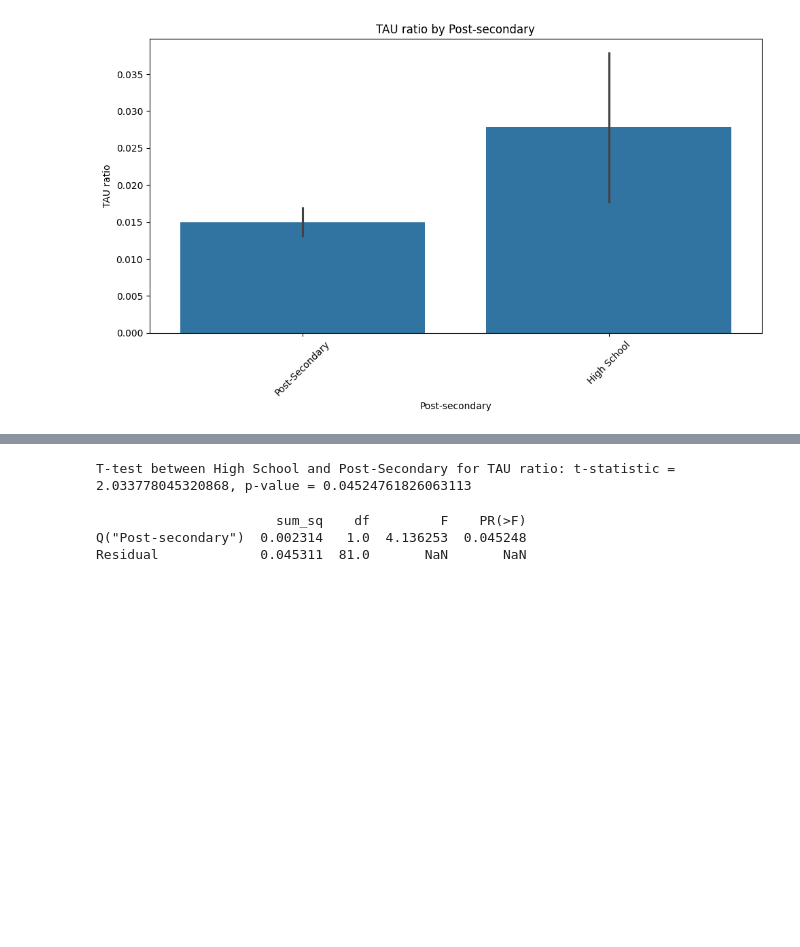
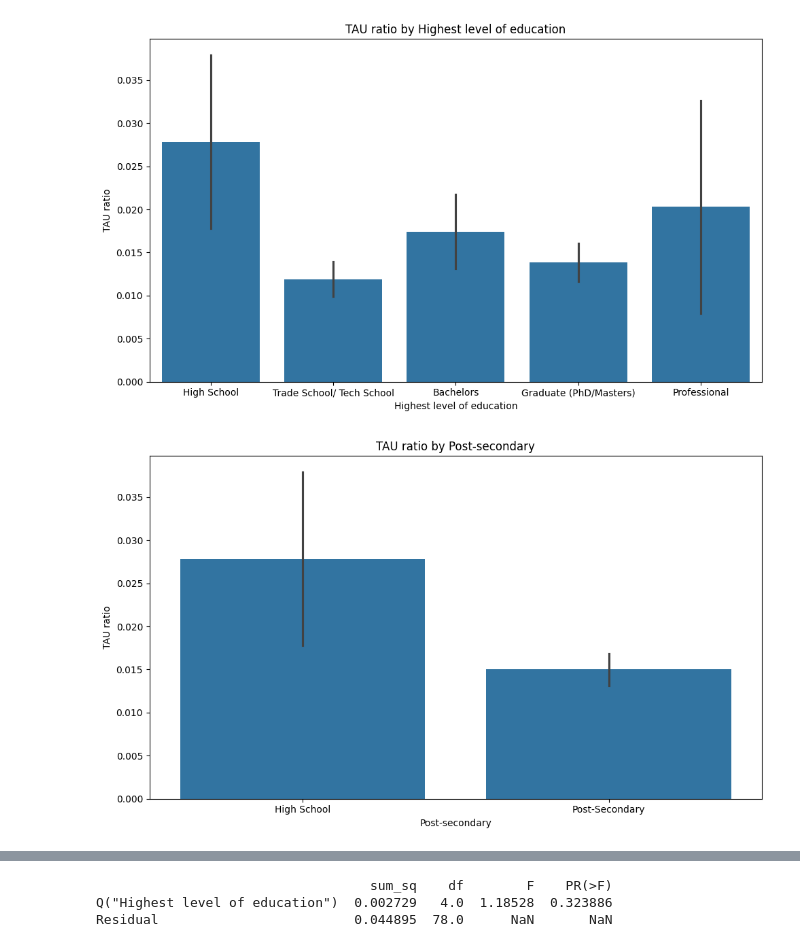
Before and after one commit to max-calcoen/comp-bme-alzheimers, a Jupyter notebook: src/main.ipynb, the cells around one changed output, grey strips where cells are left out. Cells and saved outputs as stored; diff of their text form; code cells hidden in the pictures; blank space fills up the shorter version.

```diff
--- a/src/main.ipynb
+++ b/src/main.ipynb
@@ -7,8 +10,7 @@ luminex = pd.read_csv("../data/UpdatedLuminex.csv")
 metadata = pd.read_csv("../data/Metadata_v2.csv")
 df = pd.read_csv("../data/merged_filtered.csv")
 # %%
-from statsmodels.formula.api import ols
-import statsmodels.api as sm
+
 
 # data cleaning and preprocessing / feature engineering
 df["Thal (n)"] = df["Thal"].str.split(" ").str[1].astype(int)
@@ -26,25 +28,46 @@ df["Highest level of education"] = pd.Categorical(
     df["Highest level of education"], categories=education_order, ordered=True
 )
 # condense into 2 groups, high school and post-secondary
-df["Post-secondary"] = df["Highest level of education"].apply(
+df["Post-secondary"] = pd.Categorical(df["Highest level of education"].apply(
     lambda x: "High School" if x == "High School" else "Post-Secondary"
-)
+), categories=["High School", "Post-Secondary"], ordered=True)
 # condense into 2 groups, e4+ and e4-
 df["APOE Genotype 4"] = df["APOE Genotype"].apply(
     lambda x: "e4+" if "4" in x else "e4-"
 )
 # %%
 # define x and y for analysis
-x = "Post-secondary"
+x_anova = "Highest level of education"
+x_lin_reg = "Years of education"
+x_t = "Post-secondary"
 y = "TAU ratio"
 # %%
+# initial visualization
+# bar plot multiple groups
 plt.figure(figsize=(10, 6))
-sns.barplot(data=df, x=x, y=y, errorbar="se")
+sns.barplot(data=df, x=x_anova, y=y, errorbar="se")
 plt.ylabel(y)
-plt.xlabel(x)
-plt.title(f"{y} by {x}")
-plt.xticks(rotation=45)
+plt.xlabel(x_anova)
+plt.title(f"{y} by {x_anova}")
 plt.tight_layout()
 plt.show()
+
+# bar plot two groups
+plt.figure(figsize=(10, 6))
+sns.barplot(data=df, x=x_t, y=y, errorbar="se")
+plt.ylabel(y)
+plt.xlabel(x_t)
+plt.title(f"{y} by {x_t}")
+plt.tight_layout()
+
+# scatter
+plt.figure(figsize=(10, 6))
+sns.scatterplot(data=df, x=x_lin_reg, y=y)
+plt.ylabel(y)
+plt.xlabel(x_lin_reg)
+plt.title(f"{y} by {x_lin_reg}")
+plt.tight_layout()
+plt.show()
 # %% [output]
-[figure, old version]
+[figure, new version]
+[figure, added]
@@ -51,29 +75,16 @@ plt.show()
-# %%
-# t-test between the two groups
-from scipy import stats
-group1_name = "High School"
-group2_name = "Post-Secondary"
-
-group1 = df[df[x] == group1_name][y].dropna()
-group2 = df[df[x] == group2_name][y].dropna()
-
-t_stat, p_value = stats.ttest_ind(group1, group2)
-print(f"T-test between {group1_name} and {group2_name} for {y}: t-statistic = {t_stat}, p-value = {p_value}")
-# %% [output]
-T-test between High School and Post-Secondary for TAU ratio: t-statistic = 2.033778045320868, p-value = 0.04524761826063113
 # %%
 # run ANOVA for every group in x
 try:
-    model = ols(f'Q("{y}") ~ Q("{x}")', data=df).fit()
+    model = ols(f'Q("{y}") ~ Q("{x_anova}")', data=df).fit()
 except Exception as e:
     print("likely bad columns specified")
     print(f"Error in model fitting: {e}")
 anova_table = sm.stats.anova_lm(model, typ=2)
 print(anova_table)
 # %% [output]
-                       sum_sq    df         F    PR(>F)
-Q("Post-secondary")  0.002314   1.0  4.136253  0.045248
-Residual             0.045311  81.0       NaN       NaN
+                                   sum_sq    df        F    PR(>F)
+Q("Highest level of education")  0.002729   4.0  1.18528  0.323886
+Residual                         0.044895  78.0      NaN       NaN
 # %%
 # run Tukey's HSD test for post-hoc analysis (anova)
 from statsmodels.stats.multicomp import pairwise_tukeyhsd
```
Also changed, not shown: parts of 11 cells of this notebook, 2 other files.
